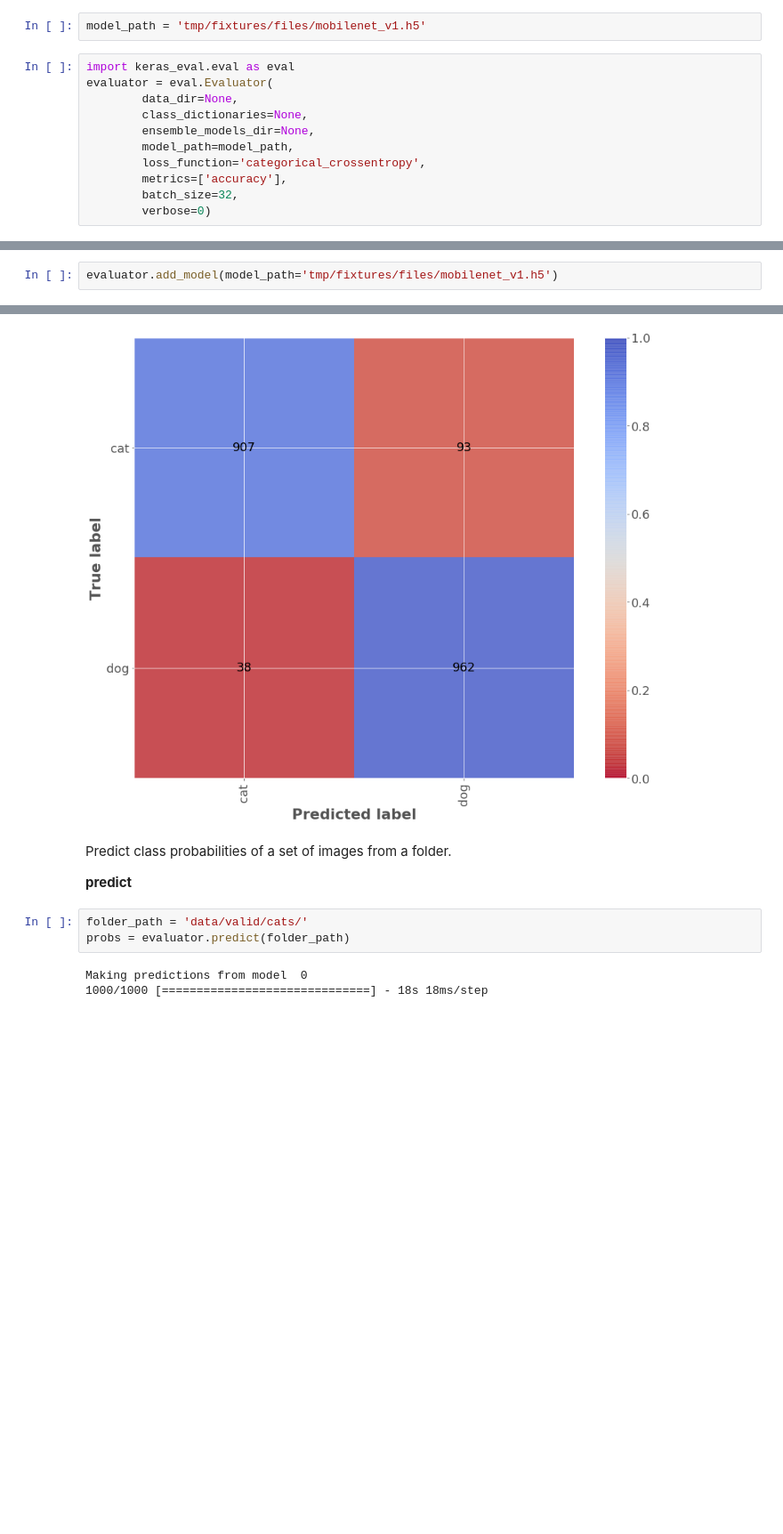
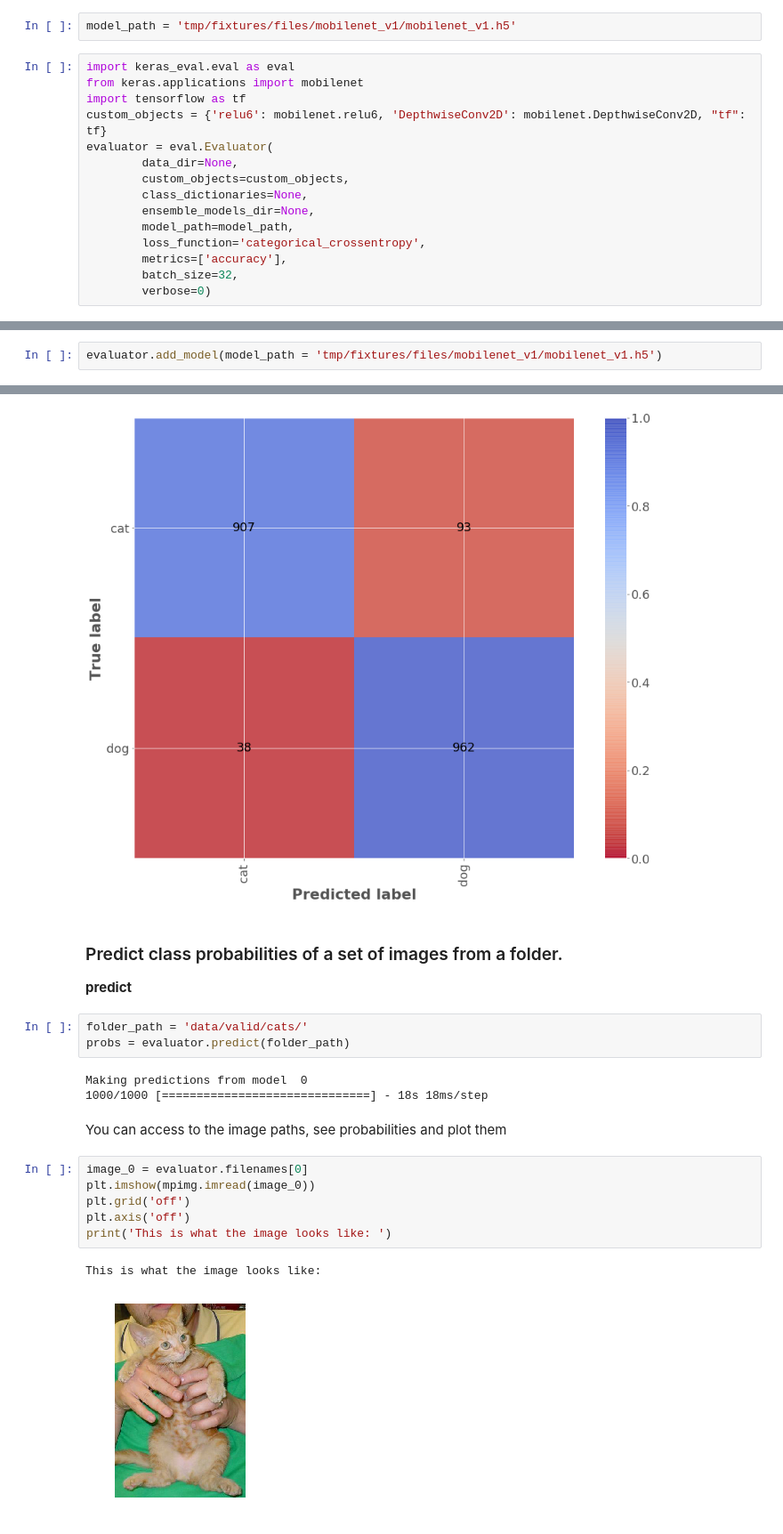
Before and after one commit to triagemd/keras-eval, a Jupyter notebook: example.ipynb, the cells around one changed output, grey strips where cells are left out. Shown at 89% size. Drawn from its saved outputs; the diff is of its cells as text; blank space fills up the shorter version.

```diff
--- a/example.ipynb
+++ b/example.ipynb
@@ -20,11 +23,15 @@ Easy predictions and evaluations for a single model or an ensemble of many model
 # %% [markdown]
 You can add a model directly in the constructor, specifying the `model_path`, you will need to have its `model_spec.json` in the same folder too:
 # %%
-model_path = 'tmp/fixtures/files/mobilenet_v1.h5'
+model_path = 'tmp/fixtures/files/mobilenet_v1/mobilenet_v1.h5'
 # %%
 import keras_eval.eval as eval
+from keras.applications import mobilenet
+import tensorflow as tf
+custom_objects = {'relu6': mobilenet.relu6, 'DepthwiseConv2D': mobilenet.DepthwiseConv2D, "tf": tf}
 evaluator = eval.Evaluator(
         data_dir=None,
+        custom_objects=custom_objects,
         class_dictionaries=None,
         ensemble_models_dir=None,
         model_path=model_path,
@@ -35,7 +44,7 @@ evaluator = eval.Evaluator(
 # %% [markdown]
 If you forgot to add it, or want to add more, you can do it with this function:
 # %%
-evaluator.add_model(model_path='tmp/fixtures/files/mobilenet_v1.h5')
+evaluator.add_model(model_path = 'tmp/fixtures/files/mobilenet_v1/mobilenet_v1.h5')
 # %%
 print('The number of models to evaluate are: ', len(evaluator.models))
 # %% [output]
@@ -96,7 +105,7 @@ evaluator.plot_confusion_matrix(probs[0], labels=labels)
 # %% [output]
 [figure]
 # %% [markdown]
-Predict class probabilities of a set of images from a folder.
+### Predict class probabilities of a set of images from a folder.
 
 **predict**
 # %%
@@ -105,4 +114,15 @@ probs = evaluator.predict(folder_path)
 # %% [output]
 Making predictions from model  0
 1000/1000 [==============================] - 18s 18ms/step
+# %% [markdown]
+You can access to the image paths, see probabilities and plot them
+# %%
+image_0 = evaluator.filenames[0]
+plt.imshow(mpimg.imread(image_0))
+plt.grid('off')
+plt.axis('off')
+print('This is what the image looks like: ')
+# %% [output]
+This is what the image looks like:
+[figure, added]
 # %%
```
Also changed, not shown: parts of 8 cells of this notebook, 3 other files.
